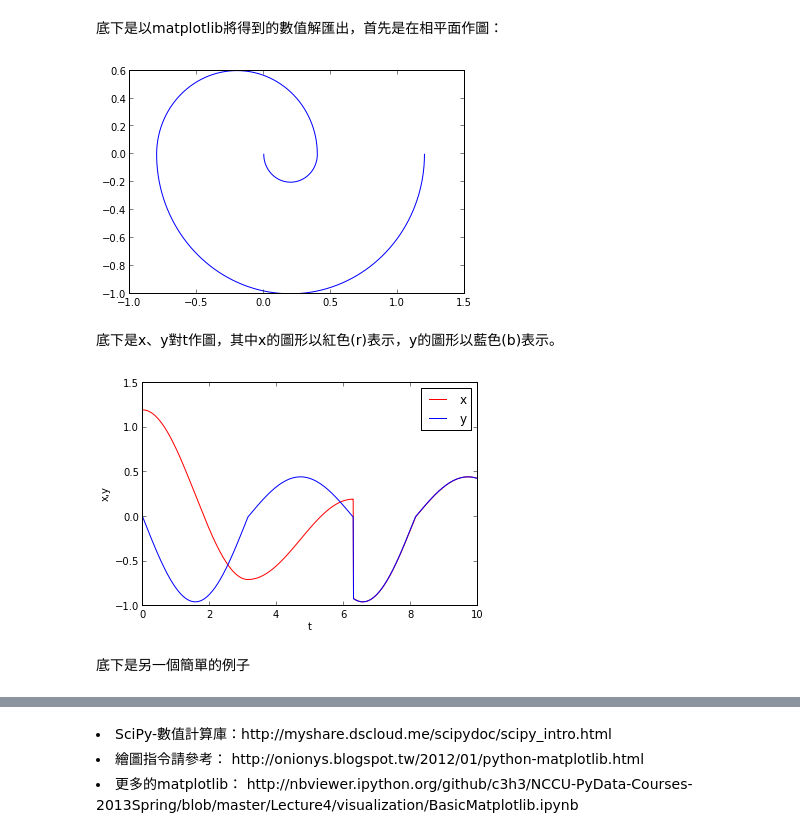
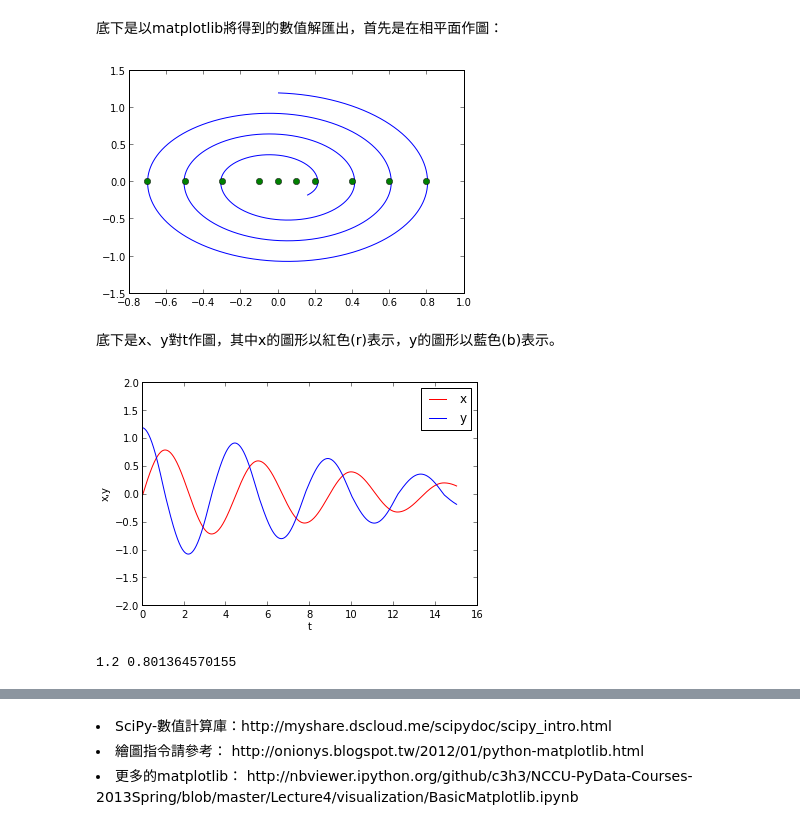
Before and after one commit to minhung/AppMathMethod, a Jupyter notebook: Phase.ipynb, the cells around one changed output, grey strips where cells are left out. Drawn from its saved outputs; the diff is of its cells as text; code cells hidden in the pictures.

```diff
--- a/Phase.ipynb
+++ b/Phase.ipynb
@@ -52,0 +62,34 @@ Run with full_output = 1 to get quantitative information.
+# %%
+xs = [np.sqrt(m*y0**2/k+gamma**2/k**2)-gamma/k]
+Or = gamma / k
+Ol = -gamma /k
+flag = 1
+i =0
+while flag != 0:
+    if i %2 ==0:
+        O = Or
+    else:
+        O=Ol
+
+    xn = 2.0*O-xs[i]
+    i = i+1
+    xs.append(xn)
+    if xn > 0:
+        newflag = 1
+    elif xn <0:
+        newflag = -1
+    else:
+        newflag = 0
+
+    if flag * newflag >=0:
+        flag = 0
+    else:
+        flag = newflag
+
+print xs
+print xs[2]-xs[0],Or-Ol
+print "Cross",i-1,"times"
+print xs[0]*k/(2.0*gamma),">=",i-1,">",xs[0]*k/(2.0*gamma)-1
+#print np.sqrt(m*y0**2/k+gamma**2/k**2)*k/(2.0*gamma)-1/2,xs[0]*k/(2.0*gamma)-1
+ys = [0]*(i+1)
+print ys
@@ -53,11 +102,14 @@ Run with full_output = 1 to get quantitative information.
 # %% [markdown]
 底下是以matplotlib將得到的數值解匯出，首先是在相平面作圖：
 # %%
-X,Y=sol[:,0],sol[:,1]
+#X,Y=sol[:,0],sol[:,1]
+X = myx
+Y = myy
 plt.plot(X,Y)
+plt.plot(xs,ys,'o')
 plt.show()
 # %% [output]
-[figure, old version]
+[figure, new version]
 # %% [markdown]
 底下是x、y對t作圖，其中x的圖形以紅色(r)表示，y的圖形以藍色(b)表示。
 # %%
@@ -65,9 +117,10 @@ px, = plt.plot(t,X,'r-')
 py, = plt.plot(t,Y,'b-')
 plt.xlabel("t")
 plt.ylabel("x,y")
+plt.ylim(-2, 2)
 plt.legend([px,py],["x","y"])
 plt.show()
+print max(Y),max(X)
 # %% [output]
-[figure, old version]
+[figure, new version]
+1.2 0.801364570155
-# %% [markdown]
-底下是另一個簡單的例子
```
Also changed, not shown: parts of 4 cells of this notebook, 1 other file.
